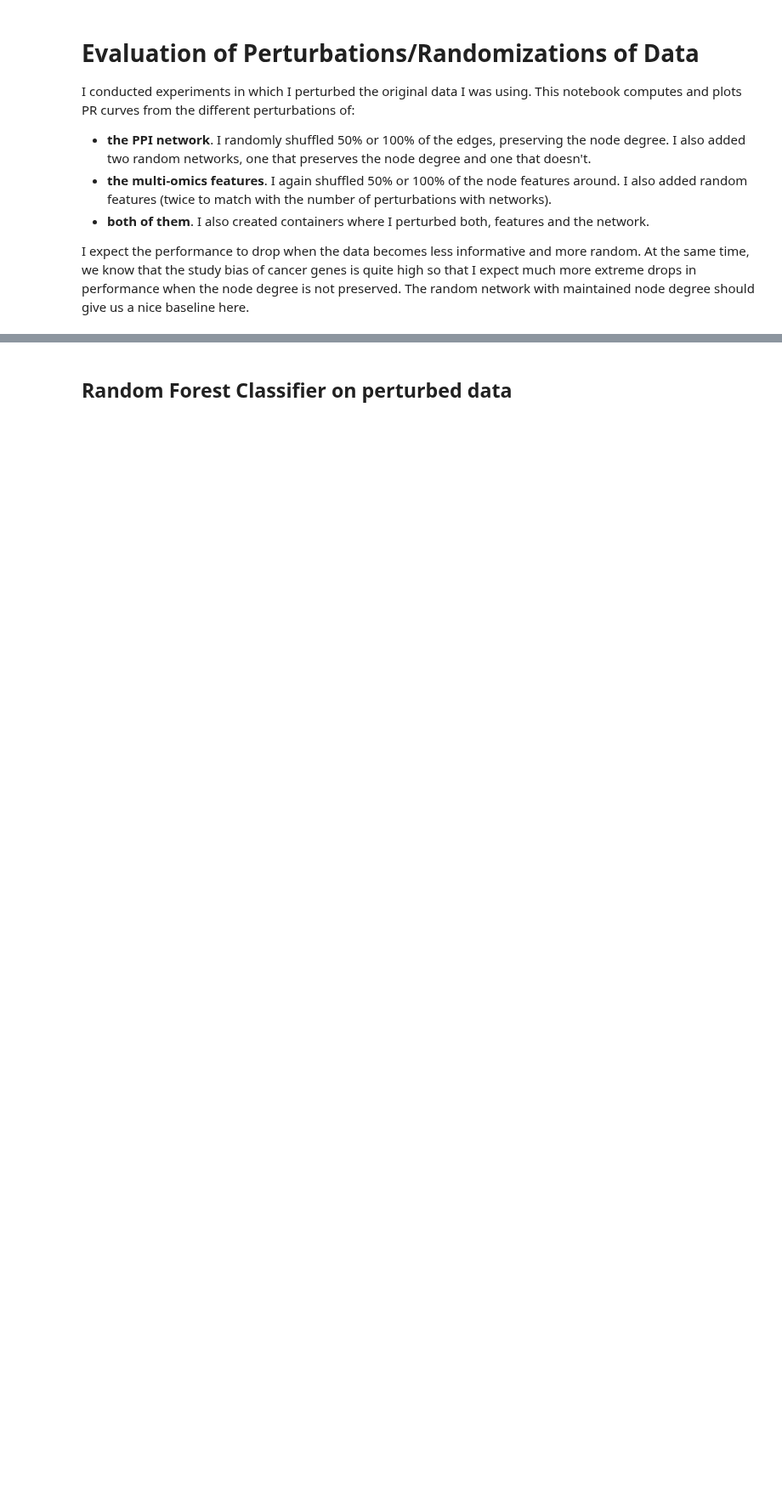
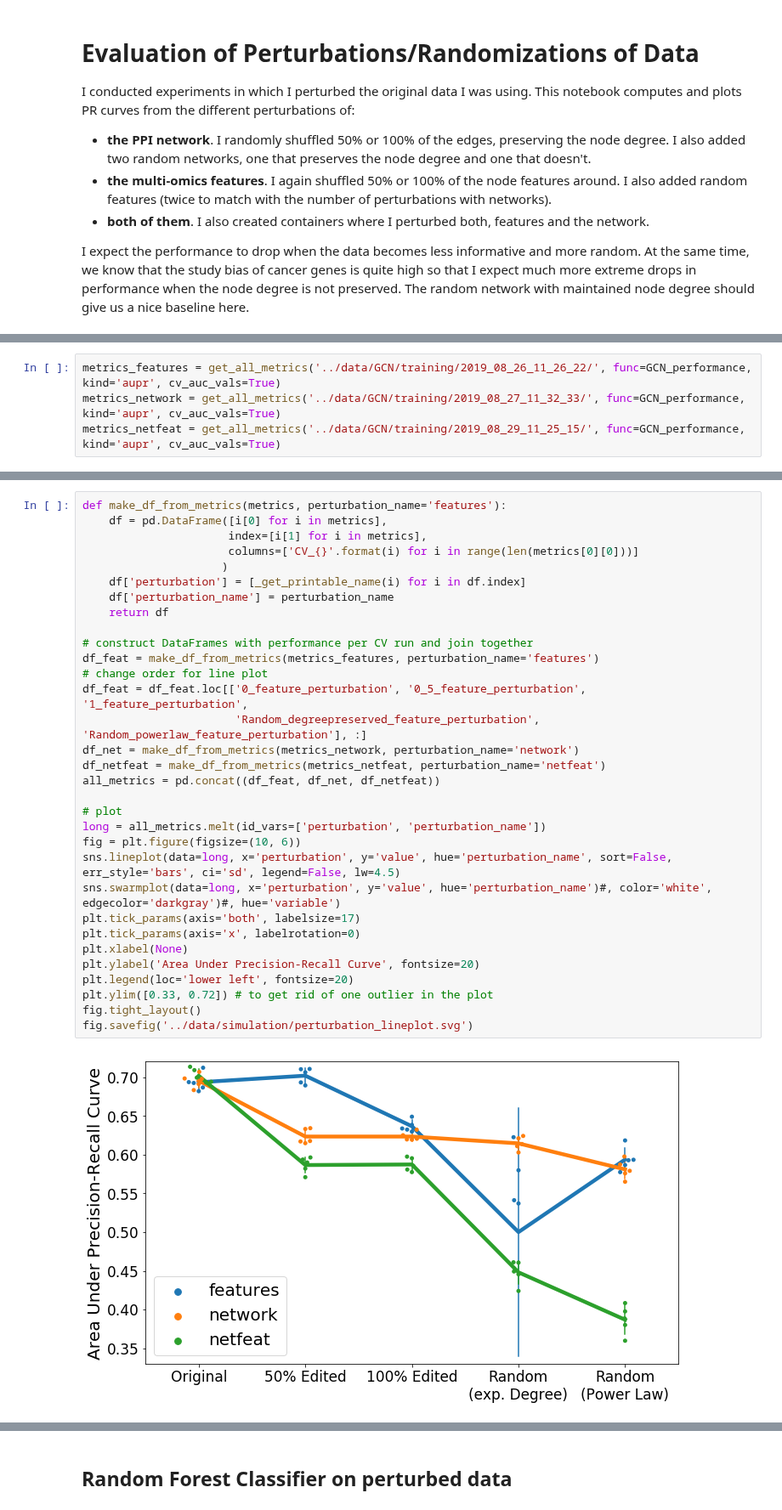
Before and after one commit to schulter/EMOGI, a Jupyter notebook: simulation/evaluate_perturbations.ipynb, the cells around one changed output, grey strips where cells are left out. Shown at 85% size. Saved outputs shown, nothing was run; the diff lists cells and outputs as text; blank space fills up the shorter version.

```diff
--- a/simulation/evaluate_perturbations.ipynb
+++ b/simulation/evaluate_perturbations.ipynb
@@ -65,0 +208,4 @@ Network: Random_powerlaw_networkfeature_perturbation    AUPR: 0.7414227929082784
+# %%
+metrics_features = get_all_metrics('../data/GCN/training/2019_08_26_11_26_22/', func=GCN_performance, kind='aupr', cv_auc_vals=True)
+metrics_network = get_all_metrics('../data/GCN/training/2019_08_27_11_32_33/', func=GCN_performance, kind='aupr', cv_auc_vals=True)
+metrics_netfeat = get_all_metrics('../data/GCN/training/2019_08_29_11_25_15/', func=GCN_performance, kind='aupr', cv_auc_vals=True)
@@ -65,0 +230,34 @@ Network: Random_powerlaw_networkfeature_perturbation    AUPR: 0.7414227929082784
+# %%
+def make_df_from_metrics(metrics, perturbation_name='features'):
+    df = pd.DataFrame([i[0] for i in metrics],
+                      index=[i[1] for i in metrics],
+                      columns=['CV_{}'.format(i) for i in range(len(metrics[0][0]))]
+                     )
+    df['perturbation'] = [_get_printable_name(i) for i in df.index]
+    df['perturbation_name'] = perturbation_name
+    return df
+
+# construct DataFrames with performance per CV run and join together
+df_feat = make_df_from_metrics(metrics_features, perturbation_name='features')
+# change order for line plot
+df_feat = df_feat.loc[['0_feature_perturbation', '0_5_feature_perturbation', '1_feature_perturbation',
+                       'Random_degreepreserved_feature_perturbation', 'Random_powerlaw_feature_perturbation'], :]
+df_net = make_df_from_metrics(metrics_network, perturbation_name='network')
+df_netfeat = make_df_from_metrics(metrics_netfeat, perturbation_name='netfeat')
+all_metrics = pd.concat((df_feat, df_net, df_netfeat))
+
+# plot
+long = all_metrics.melt(id_vars=['perturbation', 'perturbation_name'])
+fig = plt.figure(figsize=(10, 6))
+sns.lineplot(data=long, x='perturbation', y='value', hue='perturbation_name', sort=False, err_style='bars', ci='sd', legend=False, lw=4.5)
+sns.swarmplot(data=long, x='perturbation', y='value', hue='perturbation_name')#, color='white', edgecolor='darkgray')#, hue='variable')
+plt.tick_params(axis='both', labelsize=17)
+plt.tick_params(axis='x', labelrotation=0)
+plt.xlabel(None)
+plt.ylabel('Area Under Precision-Recall Curve', fontsize=20)
+plt.legend(loc='lower left', fontsize=20)
+plt.ylim([0.33, 0.72]) # to get rid of one outlier in the plot
+fig.tight_layout()
+fig.savefig('../data/simulation/perturbation_lineplot.svg')
+# %% [output]
+[figure, added]
```
Also changed, not shown: parts of 39 cells of this notebook.
